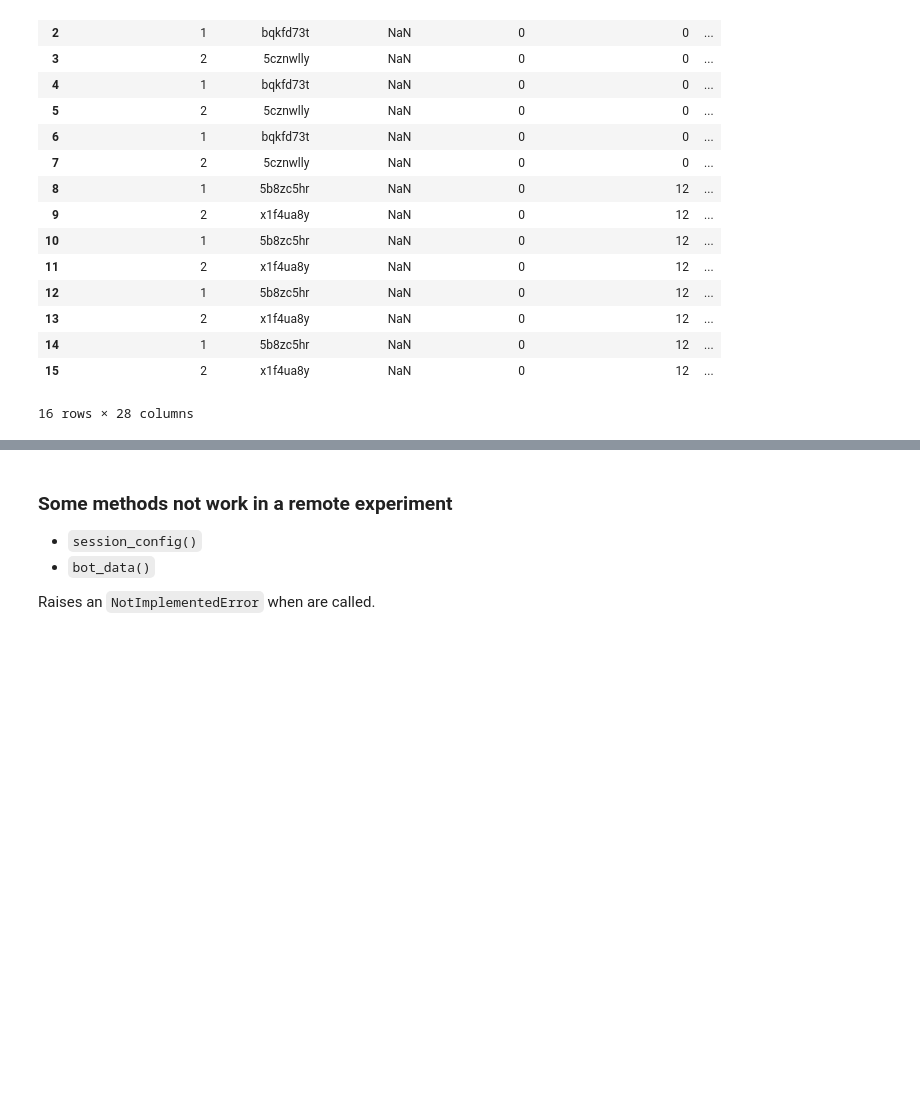
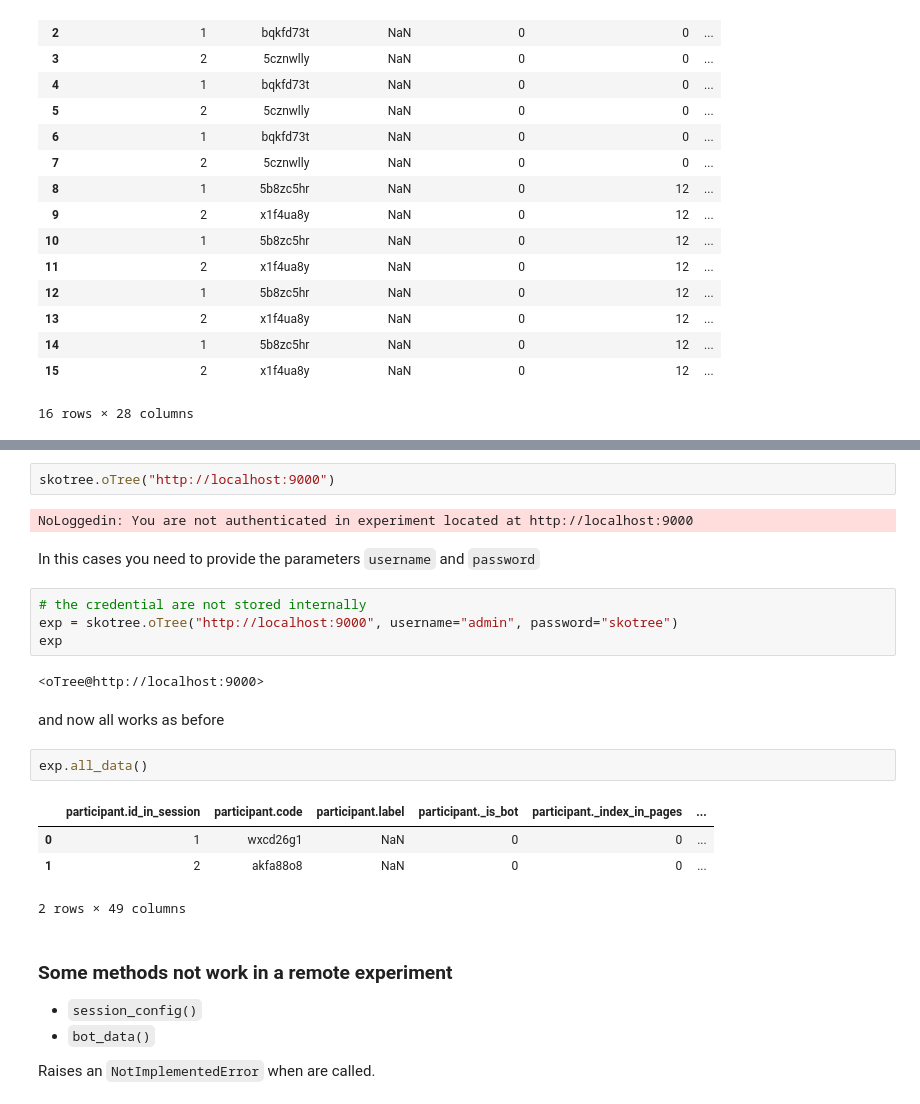
Before and after one commit to leliel12/scikit-otree, a Jupyter notebook: tutorial.ipynb, the cells around one changed output, grey strips where cells are left out. Drawn from its saved outputs; the diff is of its cells as text; blank space fills up the shorter version.

```diff
--- a/tutorial.ipynb
+++ b/tutorial.ipynb
@@ -454,3 +463,24 @@ remote.app_data("matching_pennies")
+# %%
+skotree.oTree("http://localhost:9000")
+# %% [output]
+NoLoggedin: You are not authenticated in experiment located at http://localhost:9000
+# %% [markdown]
+In this cases you need to provide the parameters `username` and `password`
+# %%
+# the credential are not stored internally
+exp = skotree.oTree("http://localhost:9000", username="admin", password="skotree")
+exp
+# %% [output]
+<oTree@http://localhost:9000>
+# %% [markdown]
+and now all works as before
+# %%
+exp.all_data()
+# %% [output]
+|  | participant.id_in_session | participant.code | participant.label | participant._is_bot | participant._index_in_pages | ... |
+| 0 | 1 | wxcd26g1 | NaN | 0 | 0 | ... |
+| 1 | 2 | akfa88o8 | NaN | 0 | 0 | ... |
+2 rows × 49 columns
 # %% [markdown]
 <div class="text-warning">
     <h3>Some methods not work in a remote experiment</h3>
```
Also changed, not shown: parts of 2 cells of this notebook.
